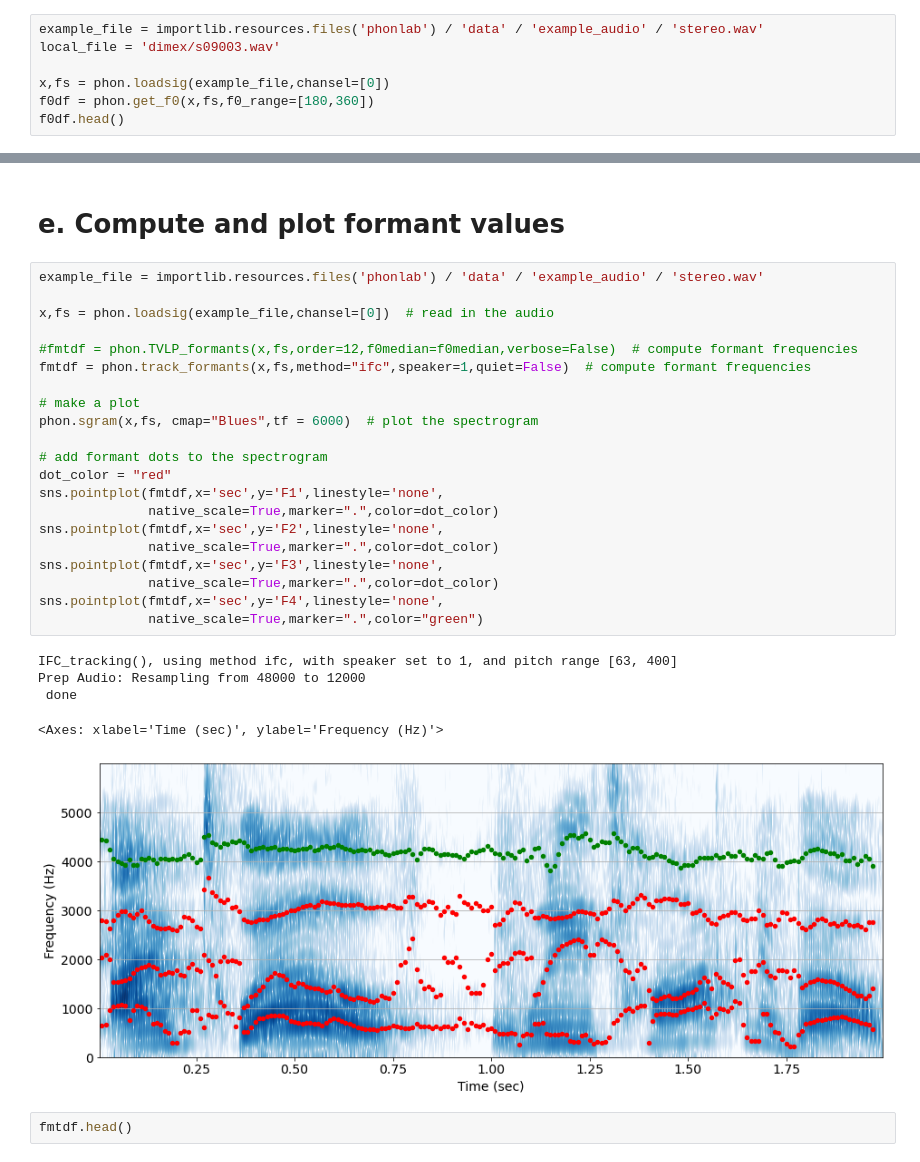
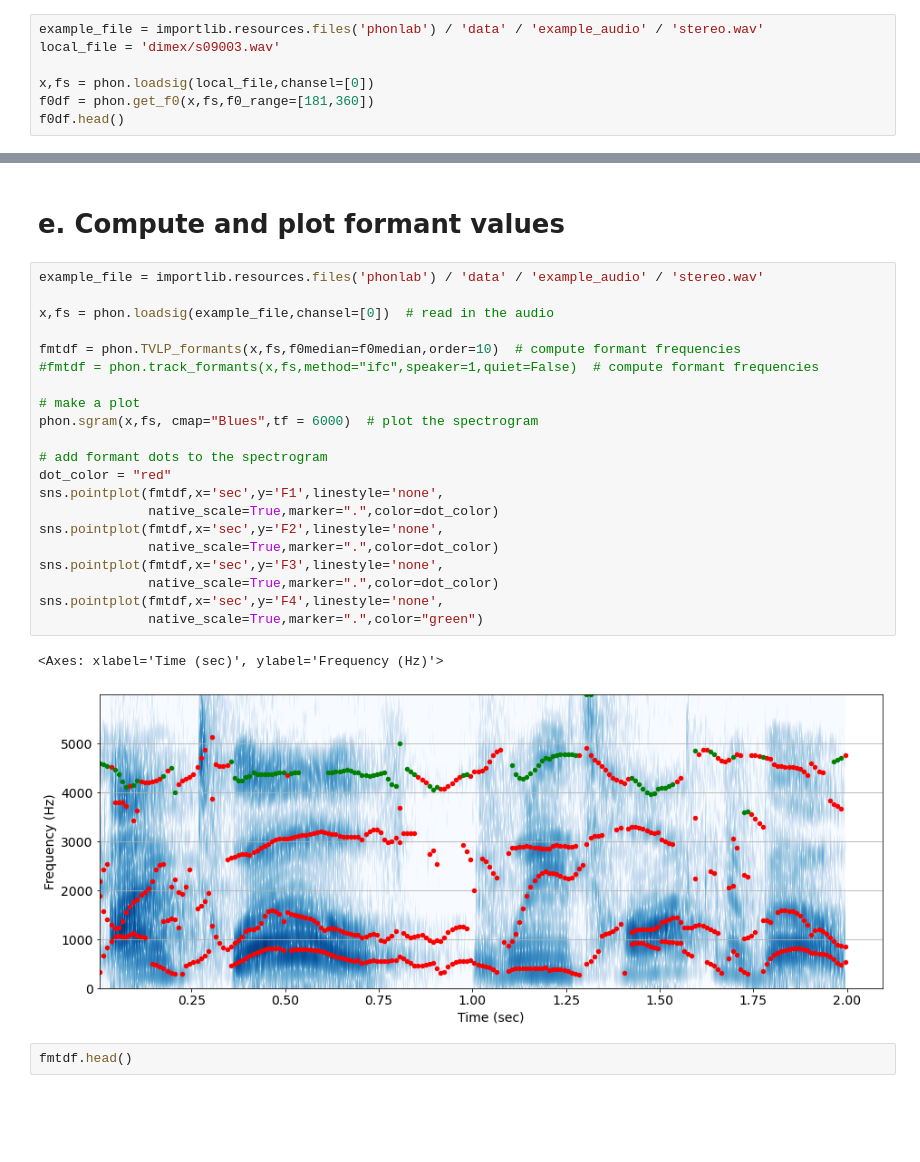
Before and after one commit to phonetics-projects/phonlab, a Jupyter notebook: examples/2_Acoustic_measurements.ipynb, the cells around one changed output, grey strips where cells are left out. Saved outputs shown, nothing was run; the diff lists cells and outputs as text; blank space fills up the shorter version.

Commit message:
upate numbered example notebooks

```diff
--- a/examples/2_Acoustic_measurements.ipynb
+++ b/examples/2_Acoustic_measurements.ipynb
@@ -24,8 +24,8 @@ phonlab 0.0.52
 example_file = importlib.resources.files('phonlab') / 'data' / 'example_audio' / 'stereo.wav'
 local_file = 'dimex/s09003.wav'
 
-x,fs = phon.loadsig(example_file,chansel=[0])
-f0df = phon.get_f0(x,fs,f0_range=[180,360])
+x,fs = phon.loadsig(local_file,chansel=[0])
+f0df = phon.get_f0(x,fs,f0_range=[181,360])
 f0df.head()
 # %% [output]
 |  | sec | f0 | rms | c | HNR | probv | voiced |
@@ -135,30 +135,27 @@ the median F0 is: 271.0419373190529
 # %%
 example_file = importlib.resources.files('phonlab') / 'data' / 'example_audio' / 'stereo.wav'
 
 x,fs = phon.loadsig(example_file,chansel=[0])  # read in the audio
 
-#fmtdf = phon.TVLP_formants(x,fs,order=12,f0median=f0median,verbose=False)  # compute formant frequencies
-fmtdf = phon.track_formants(x,fs,method="ifc",speaker=1,quiet=False)  # compute formant frequencies
+fmtdf = phon.TVLP_formants(x,fs,f0median=f0median,order=10)  # compute formant frequencies
+#fmtdf = phon.track_formants(x,fs,method="ifc",speaker=1,quiet=False)  # compute formant frequencies
 
 # make a plot
 phon.sgram(x,fs, cmap="Blues",tf = 6000)  # plot the spectrogram
 
 # add formant dots to the spectrogram
 dot_color = "red"
 sns.pointplot(fmtdf,x='sec',y='F1',linestyle='none',
               native_scale=True,marker=".",color=dot_color)
 sns.pointplot(fmtdf,x='sec',y='F2',linestyle='none',
               native_scale=True,marker=".",color=dot_color)
 sns.pointplot(fmtdf,x='sec',y='F3',linestyle='none',
               native_scale=True,marker=".",color=dot_color)
 sns.pointplot(fmtdf,x='sec',y='F4',linestyle='none',
               native_scale=True,marker=".",color="green")
 # %% [output]
-IFC_tracking(), using method ifc, with speaker set to 1, and pitch range [63, 400]
-Prep Audio: Resampling from 48000 to 12000
- done
+<Axes: xlabel='Time (sec)', ylabel='Frequency (Hz)'>
-<Axes: xlabel='Time (sec)', ylabel='Frequency (Hz)'>
-[figure, old version]
+[figure, new version]
 # %%
 fmtdf.head()
 # %% [output]
```
Also changed, not shown: parts of 4 cells of this notebook, 4 other files.
